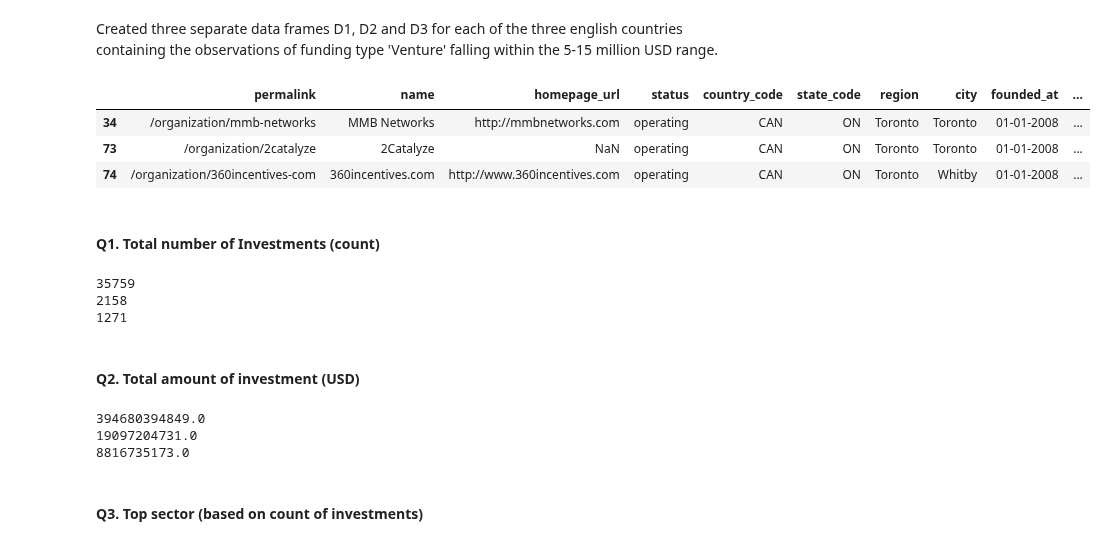
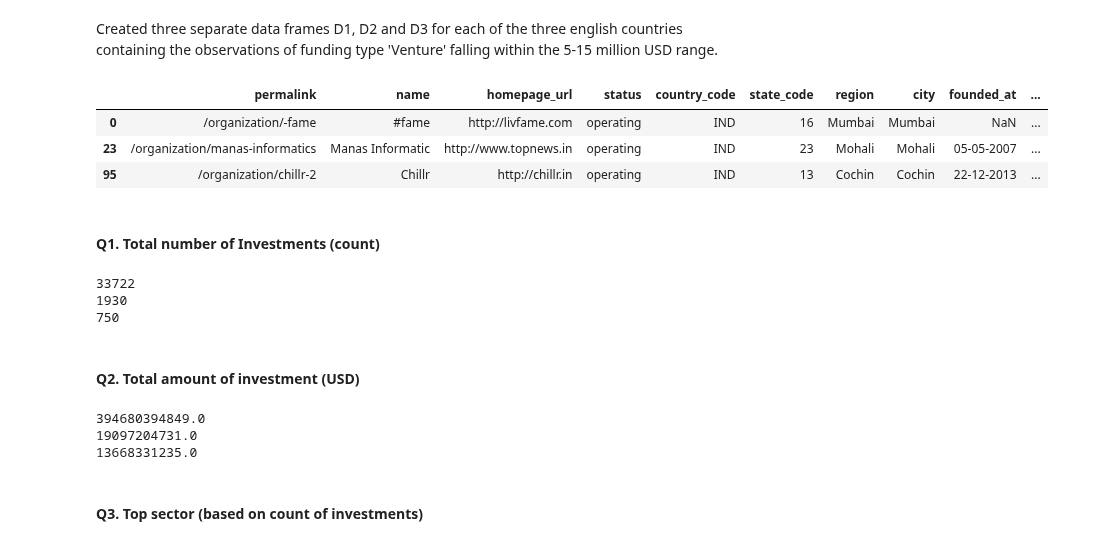
Before and after one commit to ab9bhatia/PythonScripts, a Jupyter notebook: scripts/Spark_Funds_Project.ipynb, the cells around one changed output. Drawn from its saved outputs; the diff is of its cells as text; code cells hidden in the pictures.

```diff
--- a/scripts/Spark_Funds_Project.ipynb
+++ b/scripts/Spark_Funds_Project.ipynb
@@ -87,6 +100,9 @@ master_frame.shape[0]
 # From here we will work with master_frame only
 # %% [output]
 114942
+# %%
+# Drop Rows from master_frame where raised_amount_usd is null
+master_frame = master_frame.drop(master_frame[master_frame.raised_amount_usd.isnull()].index)
 # %% [markdown]
 #### Define Function
 # %%
@@ -204,6 +234,6 @@ third  CAN
 # %%
-# Filter companies dataset based on top 3 english speaking countries
-master_frame_filtered = master_frame_filtered.loc[master_frame_filtered.country_code.isin(top3.country_code)]
-master_frame_filtered.head(3)
+# Filter master_frame_filtered dataset based on top 3 english speaking countries
+top3_data = master_frame_filtered.loc[master_frame_filtered.country_code.isin(top3.country_code)]
+top3_data.head(3)
 # %% [output]
 |  | permalink | name | homepage_url | category_list | status | country_code | state_code | region | city | ... |
@@ -216,6 +246,6 @@ master_frame_filtered.head(3)
 # %%
 # first string before the | will be considered the primary sector.
 # Add the new column in master_frame_filtered dataframe named as 'primary_sector'
-master_frame_filtered['primary_sector'] = master_frame_filtered['category_list'].str.split('|').str.get(0)
-master_frame_filtered.head(3)
+top3_data['primary_sector'] = top3_data['category_list'].str.split('|').str.get(0)
+top3_data.head(3)
 # %% [output]
@@ -256,7 +291,7 @@ mapping_new.head()
 | 3 | 3D Technology | Manufacturing |
 | 4 | Accounting | Social, Finance, Analytics, Adver... |
 # %%
-master_frame_sector_wise = pd.merge(left=master_frame_filtered, right=mapping_new,left_on='primary_sector',right_on='category_list')
+top3_data_sector_wise = pd.merge(left=top3_data, right=mapping_new,left_on='primary_sector',right_on='category_list')
 # Drop unnecessary columns
-master_frame_sector_wise.drop(labels=['category_list_x', 'category_list_y'],axis=1, inplace=True)
+top3_data_sector_wise.drop(labels=['category_list_x', 'category_list_y'],axis=1, inplace=True)
 # %%
@@ -283,20 +318,20 @@ Size of file :10061.3 KB
 Created three separate data frames D1, D2 and D3 for each of the three english countries containing the observations of funding type 'Venture' falling within the 5-15 million USD range.
 # %%
 #USA
-D1 = master_frame_sector_wise[master_frame_sector_wise['country_code']==top]
+D1 = top3_data_sector_wise[top3_data_sector_wise['country_code']==top]
 
 #GBR
-D2 = master_frame_sector_wise[master_frame_sector_wise['country_code']==second]
+D2 = top3_data_sector_wise[top3_data_sector_wise['country_code']==second]
 
 #IND
-D3 = master_frame_sector_wise[master_frame_sector_wise['country_code']==third]
+D3 = top3_data_sector_wise[top3_data_sector_wise['country_code']==third]
 
 D3.head(3)
 # %% [output]
 |  | permalink | name | homepage_url | status | country_code | state_code | region | city | founded_at | ... |
-| 34 | /organization/mmb-networks | MMB Networks | http://mmbnetworks.com | operating | CAN | ON | Toronto | Toronto | 01-01-2008 | ... |
-| 73 | /organization/2catalyze | 2Catalyze | NaN | operating | CAN | ON | Toronto | Toronto | 01-01-2008 | ... |
-| 74 | /organization/360incentives-com | 360incentives.com | http://www.360incentives.com | operating | CAN | ON | Toronto | Whitby | 01-01-2008 | ... |
+| 0 | /organization/-fame | #fame | http://livfame.com | operating | IND | 16 | Mumbai | Mumbai | NaN | ... |
+| 23 | /organization/manas-informatics | Manas Informatic | http://www.topnews.in | operating | IND | 23 | Mohali | Mohali | 05-05-2007 | ... |
+| 95 | /organization/chillr-2 | Chillr | http://chillr.in | operating | IND | 13 | Cochin | Cochin | 22-12-2013 | ... |
 # %% [markdown]
 #### Q1. Total number of Investments (count)
 # %%
@@ -304,9 +339,9 @@ print(D1.count()[0])
 print(D2.count()[0])
 print(D3.count()[0])
 # %% [output]
-35759
-2158
-1271
+33722
+1930
+750
 # %% [markdown]
  #### Q2. Total amount of investment (USD)
 # %%
@@ -316,7 +351,7 @@ print(D3.raised_amount_usd.sum())
 # %% [output]
 394680394849.0
 19097204731.0
-8816735173.0
+13668331235.0
 # %%
 # Define function to get top sectors count and name
 def getSector(dataset,n,identifier):
```
Also changed, not shown: parts of 22 cells of this notebook, 10 other files.
